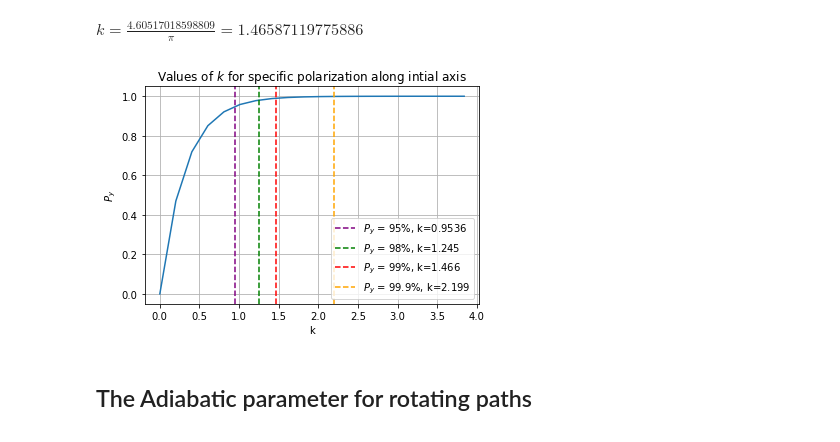
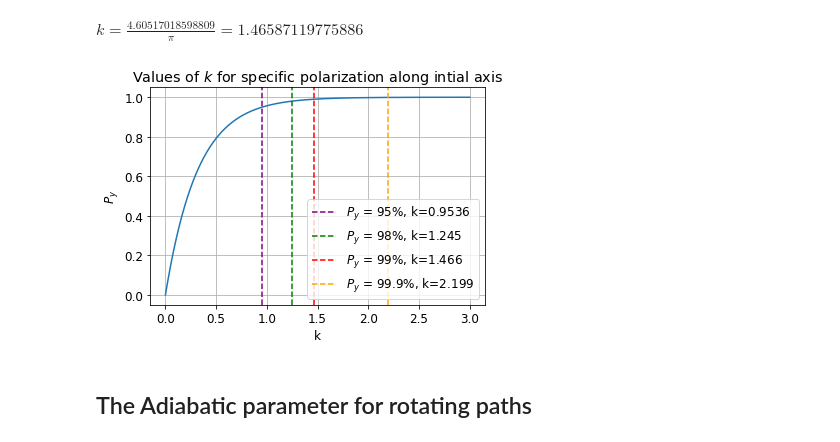
Before and after one commit to eklem1/AdiabaticSpinTransp, a Jupyter notebook: AdiabaticParameterRequirements.ipynb, the cells around one changed output. Cells and saved outputs as stored; diff of their text form; code cells hidden in the pictures.

```diff
--- a/AdiabaticParameterRequirements.ipynb
+++ b/AdiabaticParameterRequirements.ipynb
@@ -52,25 +54,26 @@ $\displaystyle k = \frac{4.60517018598809}{\pi} = 1.46587119775886$
 # %%
 #plotting the polarization along the intial axis in terms of k
 def P_straight(k):
     return 1-np.exp(-np.pi*k)
 
-k_arr = np.linspace(0, 20, 100)
+k_arr = np.linspace(0, 3, 1000)
+plt.rcParams.update({'font.size': 12})
 
-plt.plot(k_arr[:20], P_straight(k_arr[:20]))
+plt.plot(k_arr, P_straight(k_arr))
 plt.axvline(x=P_95, color='purple', linestyle='--', label=f"$P_y$ = 95%, k={P_95:.4}")
 plt.axvline(x=P_98, color='g', linestyle='--', label=f"$P_y$ = 98%, k={P_98:.4}")
 plt.axvline(x=P_99, color='r', linestyle='--', label=f"$P_y$ = 99%, k={P_99:.4}")
 plt.axvline(x=P_999, color='orange', linestyle='--', label=f"$P_y$ = 99.9%, k={P_999:.4}")
 
 plt.title("Values of $k$ for specific polarization along intial axis")
 plt.xlabel('k')
 plt.ylabel('$P_y$')
 plt.grid()
 plt.legend()
-plt.savefig('Photos/Kgraphs_req_straight.jpg')
+plt.savefig('Photos/Kgraphs_req_straight.pdf')
 plt.show()
 # %% [output]
-[figure, old version]
+[figure, new version]
 # %% [markdown]
 ## The Adiabatic parameter for rotating paths
 # %% [markdown]
```
Also changed, not shown: parts of 8 cells of this notebook, 12 other files.
